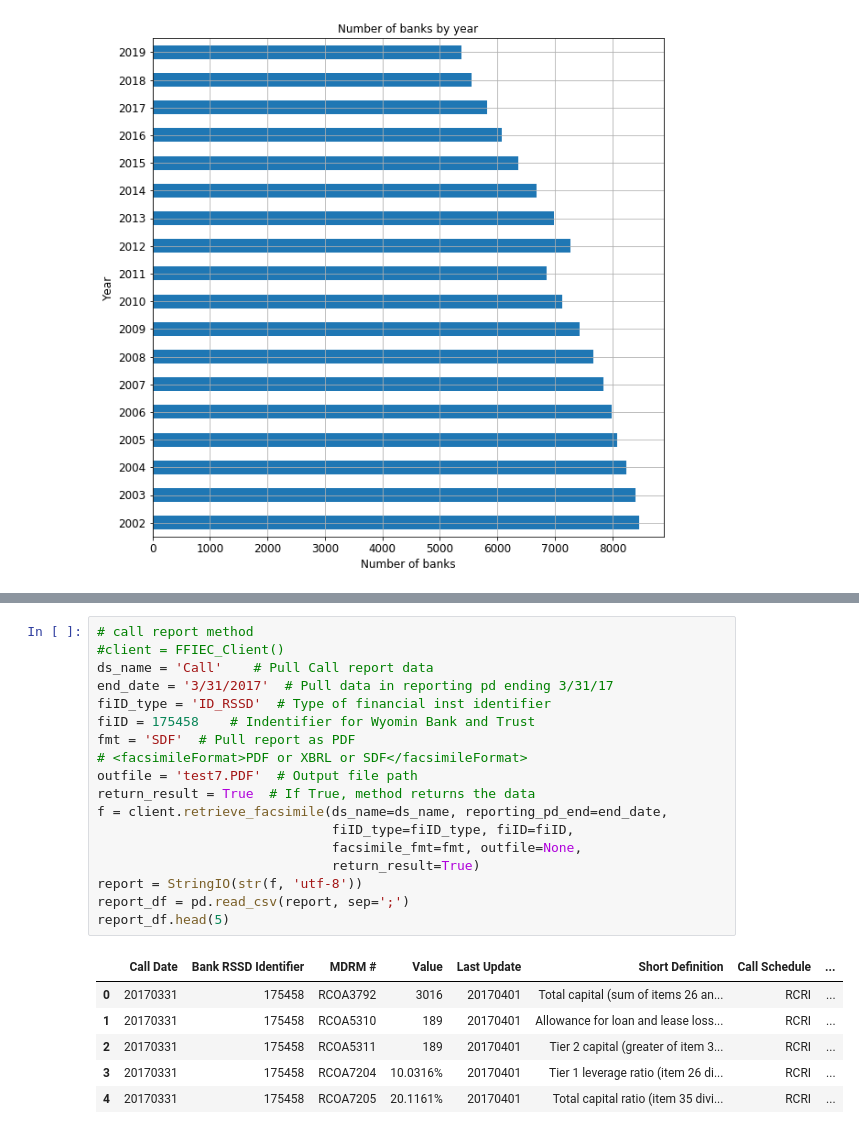
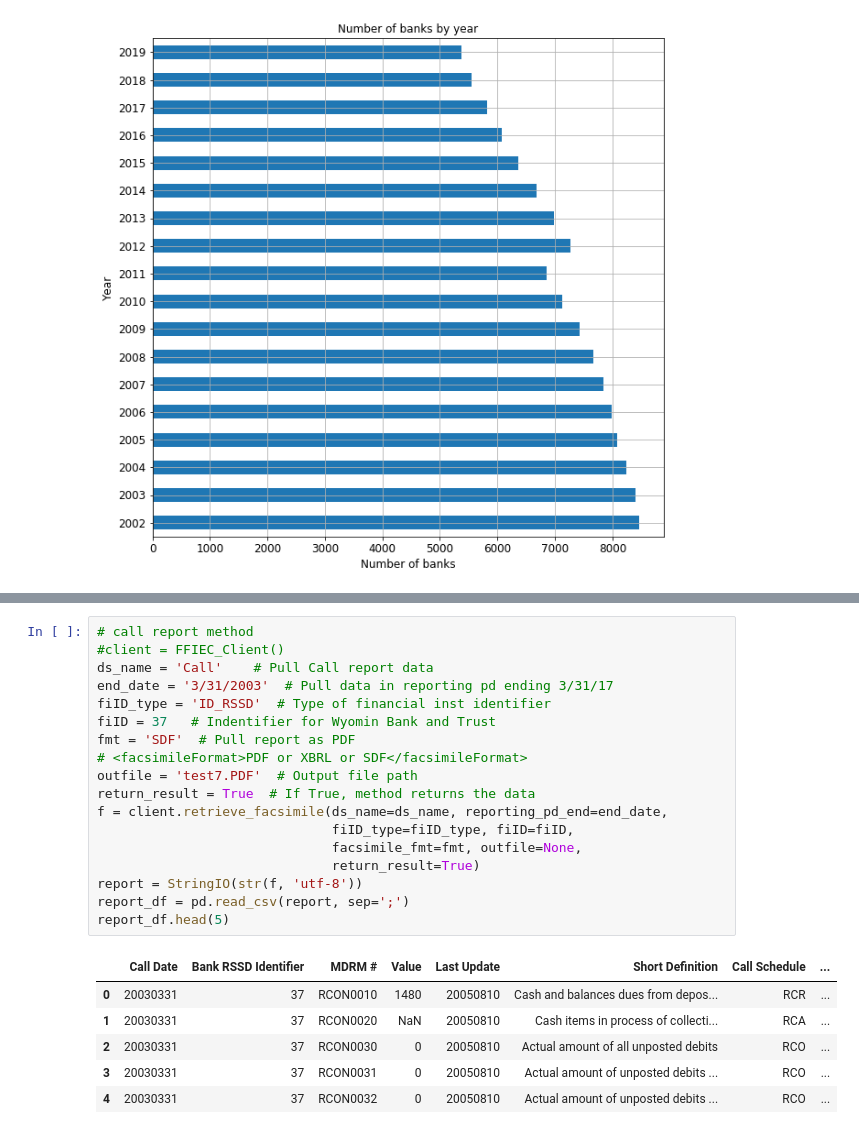
Before and after one commit to allaccountstaken/predicting_bank_distress, a Jupyter notebook: describe_bank_universe.ipynb, the cells around one changed output, grey strips where cells are left out. Drawn from its saved outputs; the diff is of its cells as text.

```diff
--- a/describe_bank_universe.ipynb
+++ b/describe_bank_universe.ipynb
@@ -150,25 +171,25 @@ plt.show()
 # %%
 # call report method
 #client = FFIEC_Client()
 ds_name = 'Call'    # Pull Call report data
-end_date = '3/31/2017'  # Pull data in reporting pd ending 3/31/17
+end_date = '3/31/2003'  # Pull data in reporting pd ending 3/31/17
 fiID_type = 'ID_RSSD'  # Type of financial inst identifier
-fiID = 175458    # Indentifier for Wyomin Bank and Trust
+fiID = 37   # Indentifier for Wyomin Bank and Trust
 fmt = 'SDF'  # Pull report as PDF
 # <facsimileFormat>PDF or XBRL or SDF</facsimileFormat>
 outfile = 'test7.PDF'  # Output file path
 return_result = True  # If True, method returns the data
 f = client.retrieve_facsimile(ds_name=ds_name, reporting_pd_end=end_date,
                               fiID_type=fiID_type, fiID=fiID,
                               facsimile_fmt=fmt, outfile=None,
                               return_result=True)
 report = StringIO(str(f, 'utf-8'))
 report_df = pd.read_csv(report, sep=';')
 report_df.head(5)
 # %% [output]
 |  | Call Date | Bank RSSD Identifier | MDRM # | Value | Last Update | Short Definition | Call Schedule | ... |
-| 0 | 20170331 | 175458 | RCOA3792 | 3016 | 20170401 | Total capital (sum of items 26 an... | RCRI | ... |
-| 1 | 20170331 | 175458 | RCOA5310 | 189 | 20170401 | Allowance for loan and lease loss... | RCRI | ... |
-| 2 | 20170331 | 175458 | RCOA5311 | 189 | 20170401 | Tier 2 capital (greater of item 3... | RCRI | ... |
-| 3 | 20170331 | 175458 | RCOA7204 | 10.0316% | 20170401 | Tier 1 leverage ratio (item 26 di... | RCRI | ... |
-| 4 | 20170331 | 175458 | RCOA7205 | 20.1161% | 20170401 | Total capital ratio (item 35 divi... | RCRI | ... |
+| 0 | 20030331 | 37 | RCON0010 | 1480 | 20050810 | Cash and balances dues from depos... | RCR | ... |
+| 1 | 20030331 | 37 | RCON0020 | NaN | 20050810 | Cash items in process of collecti... | RCA | ... |
+| 2 | 20030331 | 37 | RCON0030 | 0 | 20050810 | Actual amount of all unposted debits | RCO | ... |
+| 3 | 20030331 | 37 | RCON0031 | 0 | 20050810 | Actual amount of unposted debits ... | RCO | ... |
+| 4 | 20030331 | 37 | RCON0032 | 0 | 20050810 | Actual amount of unposted debits ... | RCO | ... |
```
Also changed, not shown: parts of 12 cells of this notebook, 1 other file.
